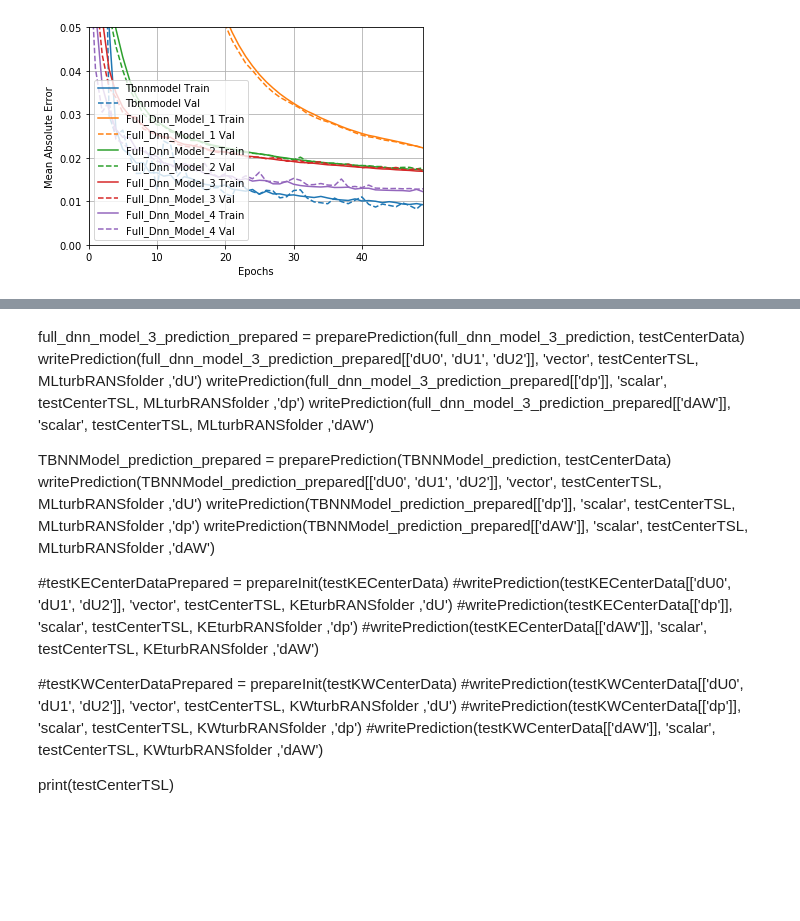
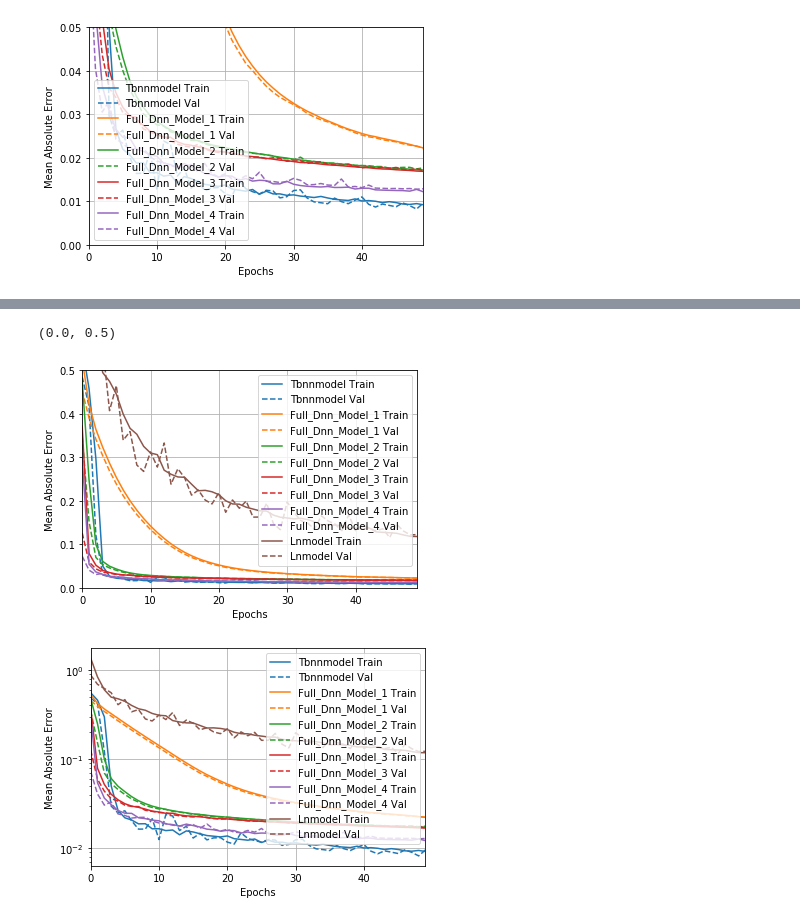
Before and after one commit to RomanovaDI/tbnnTurbulenceTraining, a Jupyter notebook: constantAngleSlopeDNS_U4e-1_A5_H1e-2_RANSsets/trainNN.ipynb, the cells around one changed output, grey strips where cells are left out. Cells and saved outputs as stored; diff of their text form; code cells hidden in the pictures; blank space fills up the shorter version.

```diff
--- a/constantAngleSlopeDNS_U4e-1_A5_H1e-2_RANSsets/trainNN.ipynb
+++ b/constantAngleSlopeDNS_U4e-1_A5_H1e-2_RANSsets/trainNN.ipynb
@@ -575,7 +549,7 @@ lr_schedule = tf.keras.optimizers.schedules.InverseTimeDecay(
 def get_optimizer(lr_schedule=lr_schedule):
     return tf.keras.optimizers.Adam(lr_schedule)
 # %%
-def compile_and_fit(model, name, optimizer=None, max_epochs=1000, callbacks=None):
+def compile_and_fit(model, name, train_features, train_labels, optimizer=None, max_epochs=1000, callbacks=None):
     if optimizer is None:
         optimizer = get_optimizer()
     model.compile(optimizer=optimizer,
@@ -1179,0 +1100,9 @@ full_dnn_models['TBNNModel'] = TBNNModel.evaluate(
+# %%
+%%time
+histories['lnModel'] = compile_and_fit(
+    lnModel,
+    'lnModel',
+    train_features=train_features_UPAWSR,
+    train_labels=train_labels,
+    max_epochs=50)#,
+    #callbacks=[cp_callback])
@@ -1201,22 +1142,13 @@ full_dnn_model_3_prediction
-# %% [markdown]
-full_dnn_model_3_prediction_prepared = preparePrediction(full_dnn_model_3_prediction, testCenterData)
-writePrediction(full_dnn_model_3_prediction_prepared[['dU0', 'dU1', 'dU2']], 'vector', testCenterTSL, MLturbRANSfolder ,'dU')
-writePrediction(full_dnn_model_3_prediction_prepared[['dp']], 'scalar', testCenterTSL, MLturbRANSfolder ,'dp')
-writePrediction(full_dnn_model_3_prediction_prepared[['dAW']], 'scalar', testCenterTSL, MLturbRANSfolder ,'dAW')
-
-TBNNModel_prediction_prepared = preparePrediction(TBNNModel_prediction, testCenterData)
-writePrediction(TBNNModel_prediction_prepared[['dU0', 'dU1', 'dU2']], 'vector', testCenterTSL, MLturbRANSfolder ,'dU')
-writePrediction(TBNNModel_prediction_prepared[['dp']], 'scalar', testCenterTSL, MLturbRANSfolder ,'dp')
-writePrediction(TBNNModel_prediction_prepared[['dAW']], 'scalar', testCenterTSL, MLturbRANSfolder ,'dAW')
-
-#testKECenterDataPrepared = prepareInit(testKECenterData)
-#writePrediction(testKECenterData[['dU0', 'dU1', 'dU2']], 'vector', testCenterTSL, KEturbRANSfolder ,'dU')
-#writePrediction(testKECenterData[['dp']], 'scalar', testCenterTSL, KEturbRANSfolder ,'dp')
-#writePrediction(testKECenterData[['dAW']], 'scalar', testCenterTSL, KEturbRANSfolder ,'dAW')
-
-#testKWCenterDataPrepared = prepareInit(testKWCenterData)
-#writePrediction(testKWCenterData[['dU0', 'dU1', 'dU2']], 'vector', testCenterTSL, KWturbRANSfolder ,'dU')
-#writePrediction(testKWCenterData[['dp']], 'scalar', testCenterTSL, KWturbRANSfolder ,'dp')
-#writePrediction(testKWCenterData[['dAW']], 'scalar', testCenterTSL, KWturbRANSfolder ,'dAW')
-
-print(testCenterTSL)
+# %%
+plotter = tfdocs.plots.HistoryPlotter(metric = 'mean_absolute_error')
+plotter.plot(histories)
+plt.ylim([0., 0.5])
+# %% [output]
+(0.0, 0.5)
+[figure, added]
+# %%
+plotter = tfdocs.plots.HistoryPlotter(metric = 'mean_absolute_error')
+plotter.plot(histories)
+plt.yscale('log')
+# %% [output]
+[figure, added]
```
Also changed, not shown: parts of 46 cells of this notebook.
